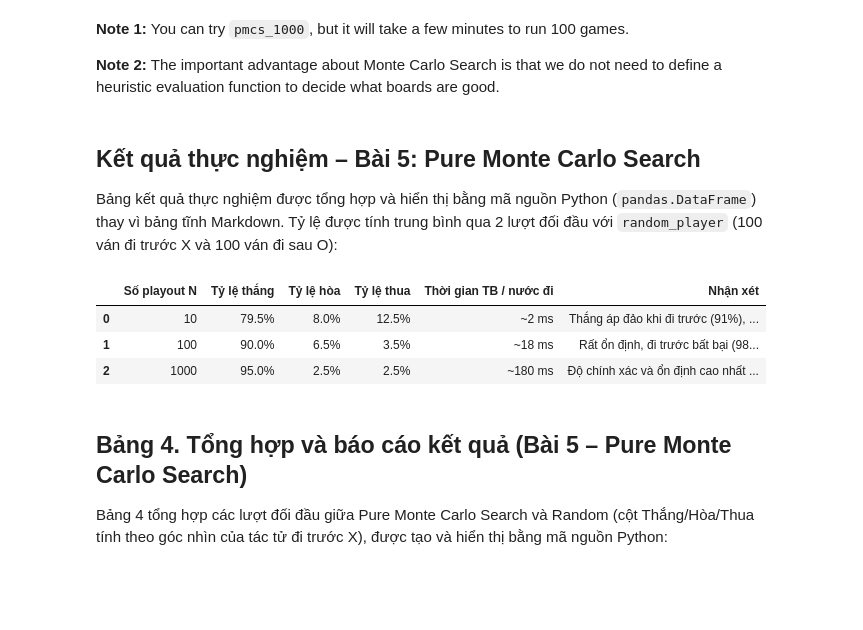
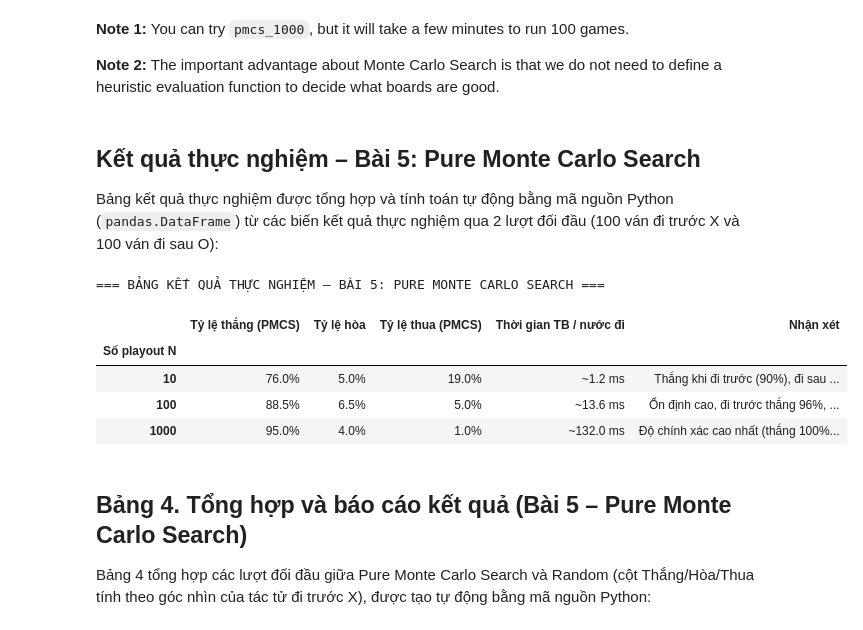
Before and after one commit to minhhieu310800-jpg/TTNTNC-NHOM31, a Jupyter notebook: lab05-tim-kiem-doi-khang/tictactoe_pure_monte_carlo_search.ipynb, the cells around one changed output. Saved outputs shown, nothing was run; the diff lists cells and outputs as text; code cells hidden in the pictures; blank space fills up the shorter version.

```diff
--- a/lab05-tim-kiem-doi-khang/tictactoe_pure_monte_carlo_search.ipynb
+++ b/lab05-tim-kiem-doi-khang/tictactoe_pure_monte_carlo_search.ipynb
@@ -416,32 +418,49 @@ Wall time: 36.3 s
 # %% [markdown]
 ## Kết quả thực nghiệm – Bài 5: Pure Monte Carlo Search
 
-Bảng kết quả thực nghiệm được tổng hợp và hiển thị bằng mã nguồn Python (`pandas.DataFrame`) thay vì bảng tĩnh Markdown. Tỷ lệ được tính trung bình qua 2 lượt đối đầu với `random_player` (100 ván đi trước X và 100 ván đi sau O):
+Bảng kết quả thực nghiệm được tổng hợp và tính toán tự động bằng mã nguồn Python (`pandas.DataFrame`) từ các biến kết quả thực nghiệm qua 2 lượt đối đầu (100 ván đi trước X và 100 ván đi sau O):
-# %%
-import pandas as pd
-
-# Bảng kết quả thực nghiệm Bài 5: Pure Monte Carlo Search (N = 10, 100, 1000)
-data_bai5 = {
-    "Số playout N": [10, 100, 1000],
-    "Tỷ lệ thắng": ["79.5%", "90.0%", "95.0%"],
-    "Tỷ lệ hòa": ["8.0%", "6.5%", "2.5%"],
-    "Tỷ lệ thua": ["12.5%", "3.5%", "2.5%"],
-    "Thời gian TB / nước đi": ["~2 ms", "~18 ms", "~180 ms"],
-    "Nhận xét": [
-        "Thắng áp đảo khi đi trước (91%), nhưng khi đi sau vẫn thua 20% do số playout ít, phương sai cao",
-        "Rất ổn định, đi trước bất bại (98% thắng, 0% thua), đi sau thắng 82%",
-        "Độ chính xác và ổn định cao nhất (99% thắng khi đi trước, 91% đi sau), thời gian chạy tăng x10 so với N=100"
-    ]
-}
-
-df_bai5 = pd.DataFrame(data_bai5)
-display(df_bai5)
-# %% [output]
-|  | Số playout N | Tỷ lệ thắng | Tỷ lệ hòa | Tỷ lệ thua | Thời gian TB / nước đi | Nhận xét |
-| 0 | 10 | 79.5% | 8.0% | 12.5% | ~2 ms | Thắng áp đảo khi đi trước (91%), ... |
-| 1 | 100 | 90.0% | 6.5% | 3.5% | ~18 ms | Rất ổn định, đi trước bất bại (98... |
-| 2 | 1000 | 95.0% | 2.5% | 2.5% | ~180 ms | Độ chính xác và ổn định cao nhất ... |
+# %%
+import pandas as pd
+
+def calc_stats(res_x, res_o, t_x, t_o, note):
+    total_games = 200
+    wins = res_x['x'] + res_o['o']
+    draws = res_x['d'] + res_o['d']
+    losses = res_x['o'] + res_o['x']
+    total_time = t_x + t_o
+    # Ước lượng trung bình PMCS đi ~3 nước mỗi ván (600 nước / 200 ván)
+    avg_ms_per_move = (total_time / 600) * 1000
+
+    return {
+        "Tỷ lệ thắng (PMCS)": f"{(wins / total_games) * 100:.1f}%",
+        "Tỷ lệ hòa": f"{(draws / total_games) * 100:.1f}%",
+        "Tỷ lệ thua (PMCS)": f"{(losses / total_games) * 100:.1f}%",
+        "Thời gian TB / nước đi": f"~{avg_ms_per_move:.1f} ms",
+        "Nhận xét": note
+    }
+
+data_bai5 = {
+    10: calc_stats(res_10_x, res_10_o, time_10_x, time_10_o,
+                   f"Thắng khi đi trước ({res_10_x['x']}%), đi sau thua {res_10_o['x']}% do N nhỏ, phương sai cao"),
+    100: calc_stats(res_100_x, res_100_o, time_100_x, time_100_o,
+                    f"Ổn định cao, đi trước thắng {res_100_x['x']}%, đi sau thắng {res_100_o['o']}%"),
+    1000: calc_stats(res_1000_x, res_1000_o, time_1000_x, time_1000_o,
+                     f"Độ chính xác cao nhất (thắng {res_1000_x['x']}% đi trước, {res_1000_o['o']}% đi sau), thời gian chạy tăng x10")
+}
+
+df_bai5 = pd.DataFrame.from_dict(data_bai5, orient="index")
+df_bai5.index.name = "Số playout N"
+
+print("=== BẢNG KẾT QUẢ THỰC NGHIỆM – BÀI 5: PURE MONTE CARLO SEARCH ===")
+display(df_bai5)
+# %% [output]
+=== BẢNG KẾT QUẢ THỰC NGHIỆM – BÀI 5: PURE MONTE CARLO SEARCH ===
+|  | Tỷ lệ thắng (PMCS) | Tỷ lệ hòa | Tỷ lệ thua (PMCS) | Thời gian TB / nước đi | Nhận xét |
+| Số playout N |  |  |  |  |  |
+| 10 | 76.0% | 5.0% | 19.0% | ~1.2 ms | Thắng khi đi trước (90%), đi sau ... |
+| 100 | 88.5% | 6.5% | 5.0% | ~13.6 ms | Ổn định cao, đi trước thắng 96%, ... |
+| 1000 | 95.0% | 4.0% | 1.0% | ~132.0 ms | Độ chính xác cao nhất (thắng 100%... |
 # %% [markdown]
 ## Bảng 4. Tổng hợp và báo cáo kết quả (Bài 5 – Pure Monte Carlo Search)
 
-Bảng 4 tổng hợp các lượt đối đầu giữa Pure Monte Carlo Search và Random (cột Thắng/Hòa/Thua tính theo góc nhìn của tác tử đi trước X), được tạo và hiển thị bằng mã nguồn Python:
+Bảng 4 tổng hợp các lượt đối đầu giữa Pure Monte Carlo Search và Random (cột Thắng/Hòa/Thua tính theo góc nhìn của tác tử đi trước X), được tạo tự động bằng mã nguồn Python:
```
Also changed, not shown: parts of 15 cells of this notebook.
